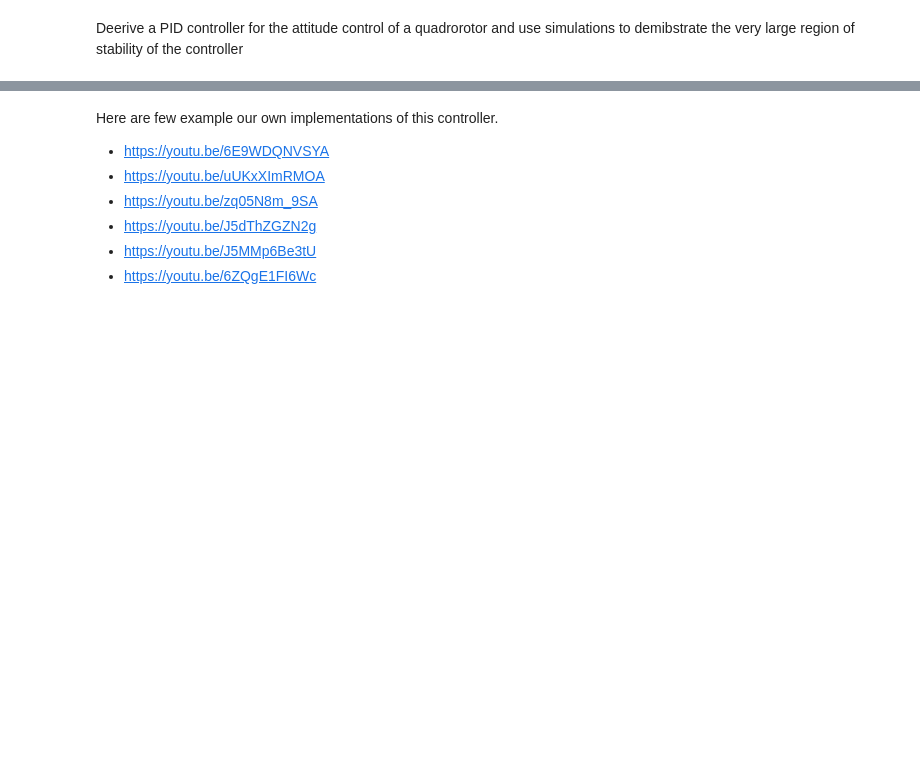
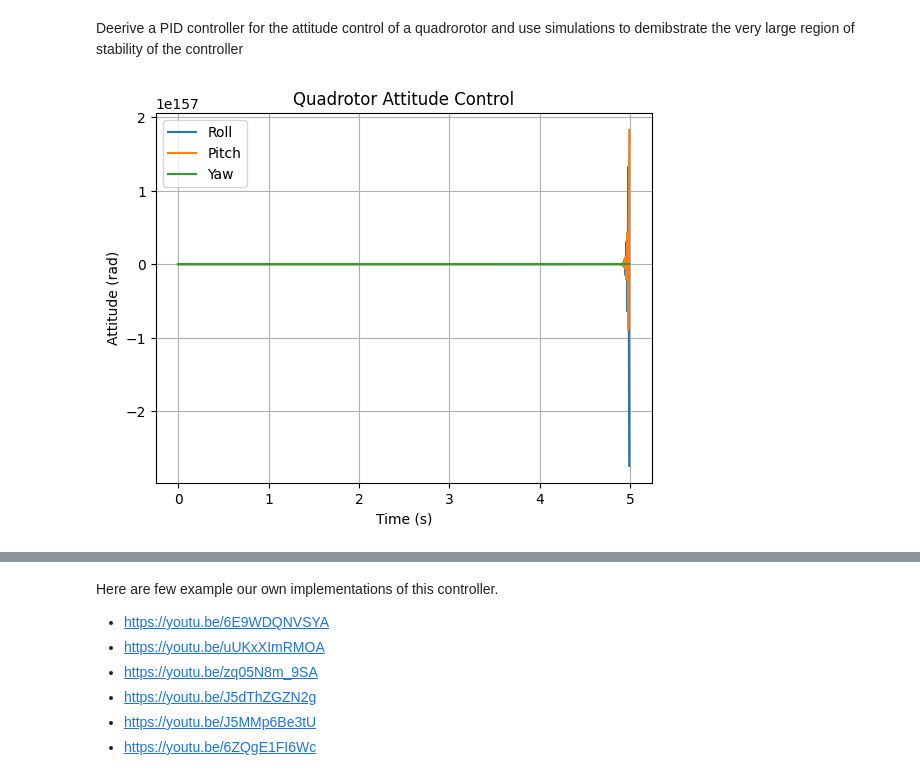
Before and after one commit to ME-UoP-ME421-Feb-2023/Kalman-CTT, a Jupyter notebook: KALMAN_CTT_ME421_ControlSystems_Lab.ipynb, the cells around one changed output, grey strips where cells are left out. Cells and saved outputs as stored; diff of their text form; code cells hidden in the pictures; blank space fills up the shorter version.

```diff
--- a/KALMAN_CTT_ME421_ControlSystems_Lab.ipynb
+++ b/KALMAN_CTT_ME421_ControlSystems_Lab.ipynb
@@ -696,3 +696,88 @@ fig1=mr.animated_cube_flat_shading(aa4,'Upward motion of a cube')
 #Task#3
 # %% [markdown]
 Deerive a PID controller for the attitude control of a quadrorotor and use simulations to demibstrate the very large region of stability of the controller
+# %%
+import numpy as np
+import matplotlib.pyplot as plt
+
+# Quadrotor parameters
+Ixx = 0.1  # Moment of inertia around x-axis
+Iyy = 0.1  # Moment of inertia around y-axis
+Izz = 0.2  # Moment of inertia around z-axis
+
+# PID gains
+Kp = 1.0  # Proportional gain
+Ki = 0.1  # Integral gain
+Kd = 0.2  # Derivative gain
+
+# Time parameters
+dt = 0.01  # Time step
+total_time = 5.0  # Total simulation time
+num_steps = int(total_time / dt)  # Number of simulation steps
+
+# Desired attitude (setpoints)
+desired_roll = np.pi / 4  # Desired roll angle (45 degrees)
+desired_pitch = -np.pi / 6  # Desired pitch angle (-30 degrees)
+desired_yaw = np.pi / 2  # Desired yaw angle (90 degrees)
+
+# Initial attitude (starting point)
+roll = 0.0
+pitch = 0.0
+yaw = 0.0
+
+# Error variables
+error_sum = np.array([0.0, 0.0, 0.0])  # Integral of errors
+prev_error = np.array([0.0, 0.0, 0.0])  # Previous error
+
+# Lists to store data for plotting
+time = np.arange(0.0, total_time, dt)
+roll_data = []
+pitch_data = []
+yaw_data = []
+
+# Simulation loop
+for i in range(num_steps):
+    # Compute control errors
+    roll_error = desired_roll - roll
+    pitch_error = desired_pitch - pitch
+    yaw_error = desired_yaw - yaw
+
+    # Compute PID terms
+    P = Kp * np.array([roll_error, pitch_error, yaw_error])
+    I = Ki * error_sum
+    D = Kd * (np.array([roll_error, pitch_error, yaw_error]) - prev_error) / dt
+
+    # Compute PID control output
+    control_output = P + I + D
+
+    # Update quadrotor attitude using rigid body equations
+    roll_accel = control_output[0] / Ixx
+    pitch_accel = control_output[1] / Iyy
+    yaw_accel = control_output[2] / Izz
+
+    roll += roll_accel * dt
+    pitch += pitch_accel * dt
+    yaw += yaw_accel * dt
+
+    # Update error variables for the next iteration
+    error_sum += np.array([roll_error, pitch_error, yaw_error]) * dt
+    prev_error = np.array([roll_error, pitch_error, yaw_error])
+
+    # Store data for plotting
+    roll_data.append(roll)
+    pitch_data.append(pitch)
+    yaw_data.append(yaw)
+
+# Plotting the results
+plt.figure()
+plt.plot(time, roll_data, label='Roll')
+plt.plot(time, pitch_data, label='Pitch')
+plt.plot(time, yaw_data, label='Yaw')
+plt.xlabel('Time (s)')
+plt.ylabel('Attitude (rad)')
+plt.title('Quadrotor Attitude Control')
+plt.legend()
+plt.grid(True)
+plt.show()
+# %% [output]
+[figure, added]
```
Also changed, not shown: parts of 3 cells of this notebook.
